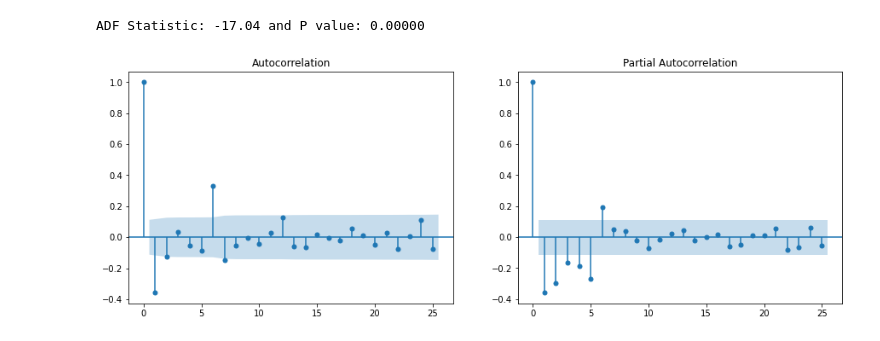
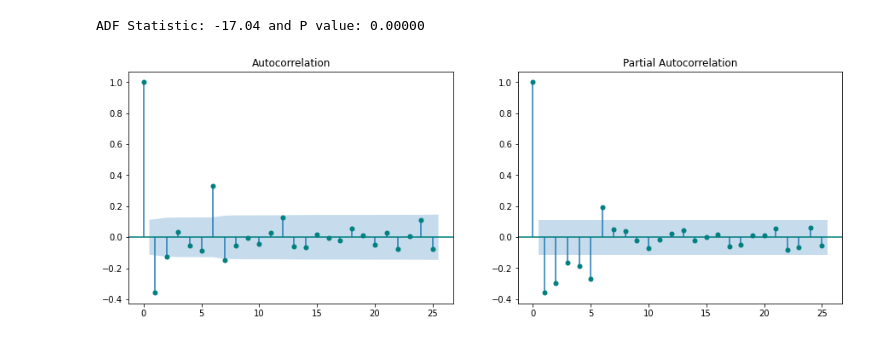
Before and after one commit to sheetalbongale/Retail-Time-Series-Analysis-and-Forecasting, a Jupyter notebook: 01_EDA_and_Feature_Engineering.ipynb, the cells around one changed output. Cells and saved outputs as stored; diff of their text form; code cells hidden in the pictures.

Commit message:
Add autocorrelation plots

```diff
--- a/01_EDA_and_Feature_Engineering.ipynb
+++ b/01_EDA_and_Feature_Engineering.ipynb
@@ -451,8 +454,8 @@ print('ADF Statistic: {0:.2f} and P value: {1:.5f}'.format(*output))
 ADF Statistic: -17.04 and P value: 0.00000
 # %%
 fig, ax = plt.subplots(1,2,figsize=(15,5))
-plot_acf(series_date, ax=ax[0])
-plot_pacf(series_date, ax=ax[1])
+plot_acf(series_date, ax=ax[0], color = 'teal')
+plot_pacf(series_date, ax=ax[1], color = 'teal')
 plt.show()
 # %% [output]
-[figure, old version]
+[figure, new version]
```
Also changed, not shown: parts of 2 cells of this notebook.
